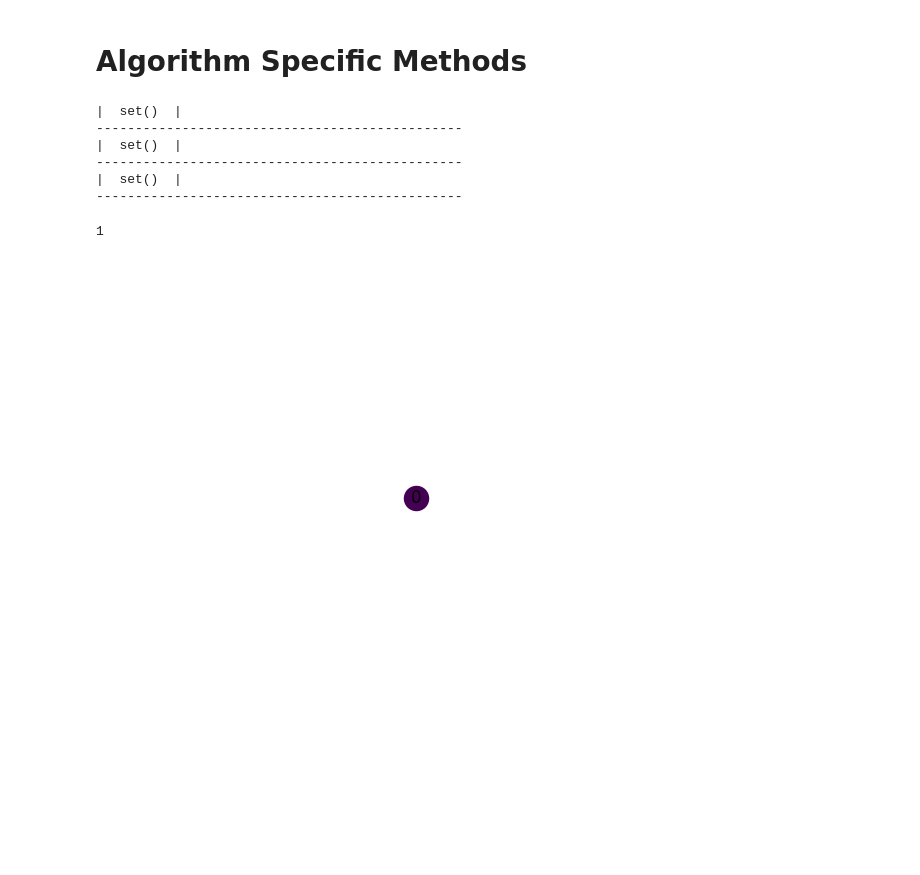
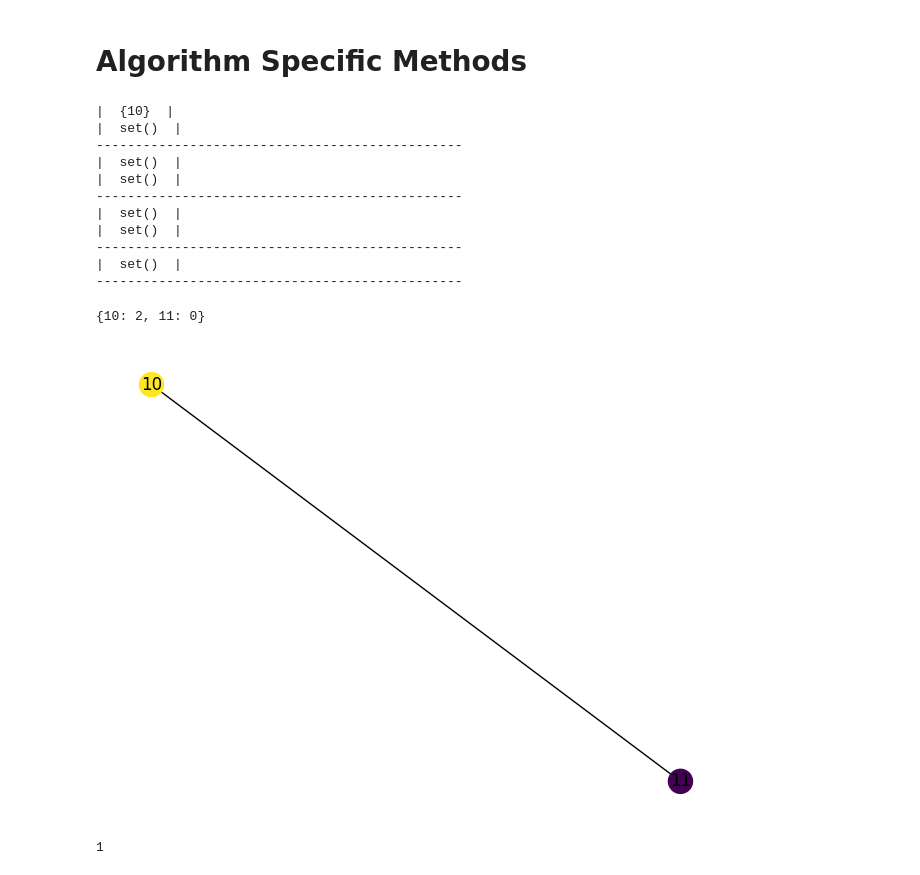
Before and after one commit to mtheunistue/DynamicGraphColoring, a Jupyter notebook: Algorithm Sandbox.ipynb, the cells around one changed output. Cells and saved outputs as stored; diff of their text form; code cells hidden in the pictures; blank space fills up the shorter version.

```diff
--- a/Algorithm Sandbox.ipynb
+++ b/Algorithm Sandbox.ipynb
@@ -114,20 +123,25 @@ def printBucketLevels(bls):
 # %%
-bba = BigBucket.BigBucketAlgo(3)
+sba = SmallBucket.SmallBucketAlgo(3)
 # %%
-bba.addVertex(0)
-bba.printBucketLevels()
+sba.addEdge(10,11)
+sba.printBucketLevels()
 # %% [output]
+|  {10}  |
+|  set()  |
+-----------------------------------------------
+|  set()  |
+|  set()  |
+-----------------------------------------------
+|  set()  |
 |  set()  |
 -----------------------------------------------
 |  set()  |
 -----------------------------------------------
-|  set()  |
------------------------------------------------
 # %%
-bba.bucketLevels[0][0].size
+sba.getColoring()
 # %% [output]
-1
+{10: 2, 11: 0}
 # %%
-misc.draw(bba.G, bba.getColoring())
+misc.draw(sba.G, sba.getColoring())
 # %% [output]
-[figure, old version]
+[figure, new version]
@@ -133,0 +150,4 @@ misc.draw(bba.G, bba.getColoring())
+# %%
+misc.numberOfRecolors(c1, c2)
+# %% [output]
+1
```
Also changed, not shown: parts of 10 cells of this notebook.
